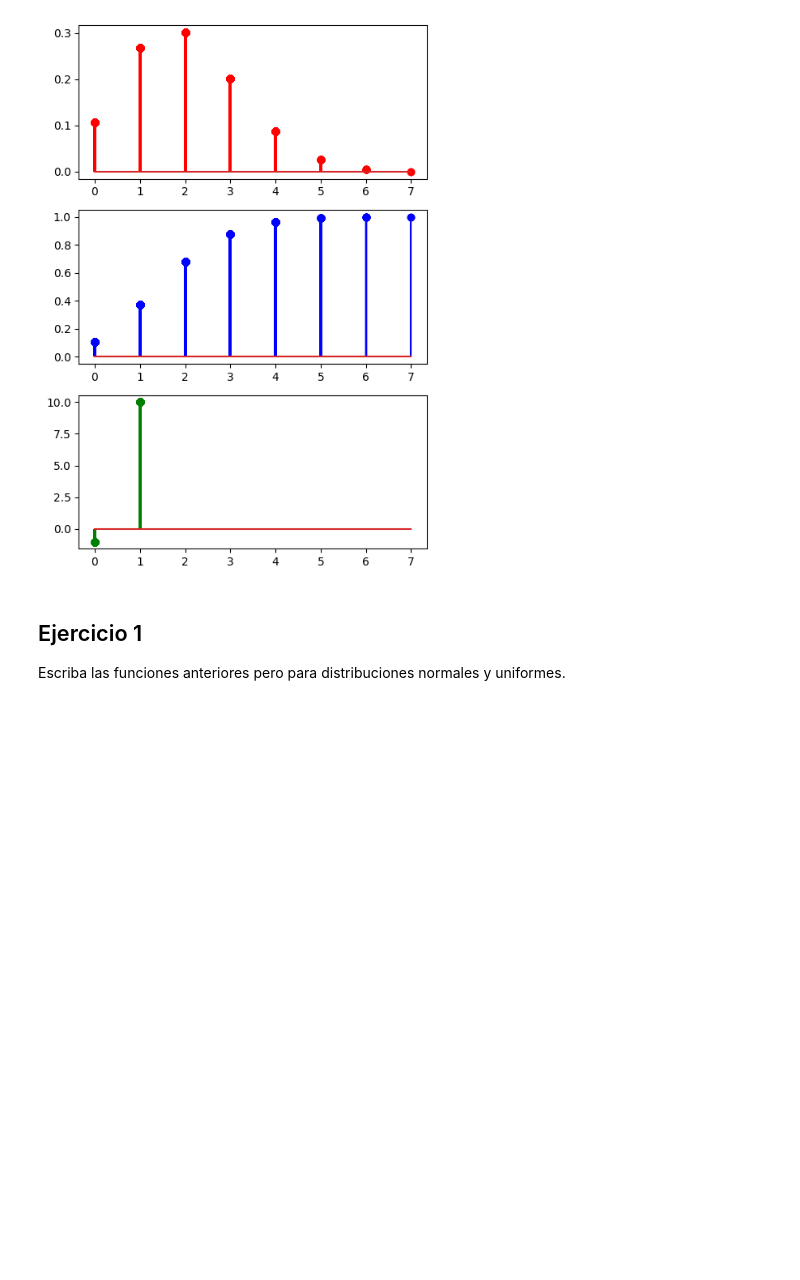
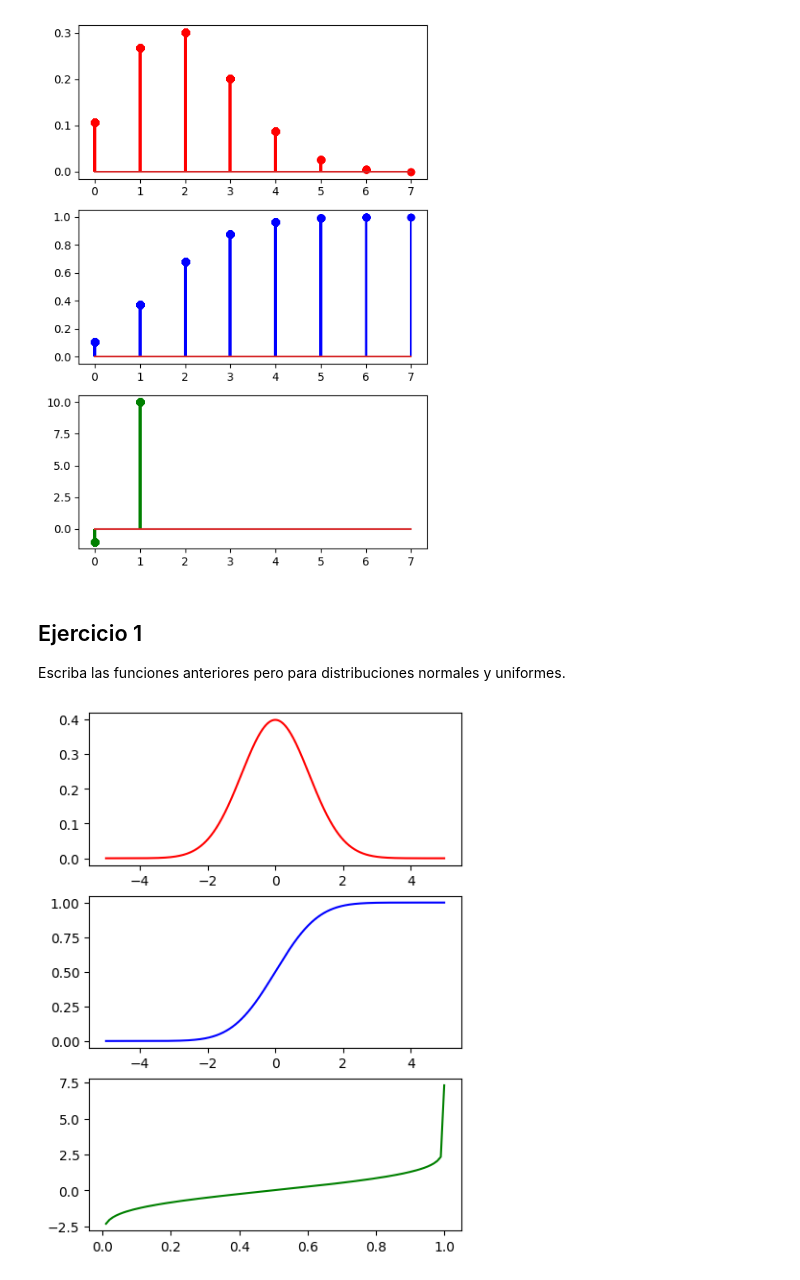
Before and after one commit to 4GeeksAcademy/Wiston_Travieso-Probability-distribution-exercises-project-with-python, a Jupyter notebook: notebook/problems.es.ipynb, the cells around one changed output. Saved outputs shown, nothing was run; the diff lists cells and outputs as text; code cells hidden in the pictures; blank space fills up the shorter version.

```diff
--- a/notebook/problems.es.ipynb
+++ b/notebook/problems.es.ipynb
@@ -126,21 +127,23 @@ def rnorm(n, mean = 0, std = 1):
 # %%
 import matplotlib.pyplot as plt
 import numpy as np
 
 np.random.seed(42)
 
 mean = 0
 std = 1
 data = np.arange(-5, 5, 0.01)
 
 pmf = dnorm(data, mean = mean, std = std)
 cdf = pnorm(data, mean = mean, std = std)
 ppf = qnorm(data, mean = mean, std = std)
 
-fig, axis = plt.subplots(3, 1, figsize = (5, -))
+fig, axis = plt.subplots(3, 1, figsize = (5, 7))
 
 axis[0].plot(data, pmf, "r-")
 axis[1].plot(data, cdf, "b-")
 axis[2].plot(data, ppf, "g-")
 
 plt.show()
+# %% [output]
+[figure, added]
```
Also changed, not shown: parts of 2 cells of this notebook.
